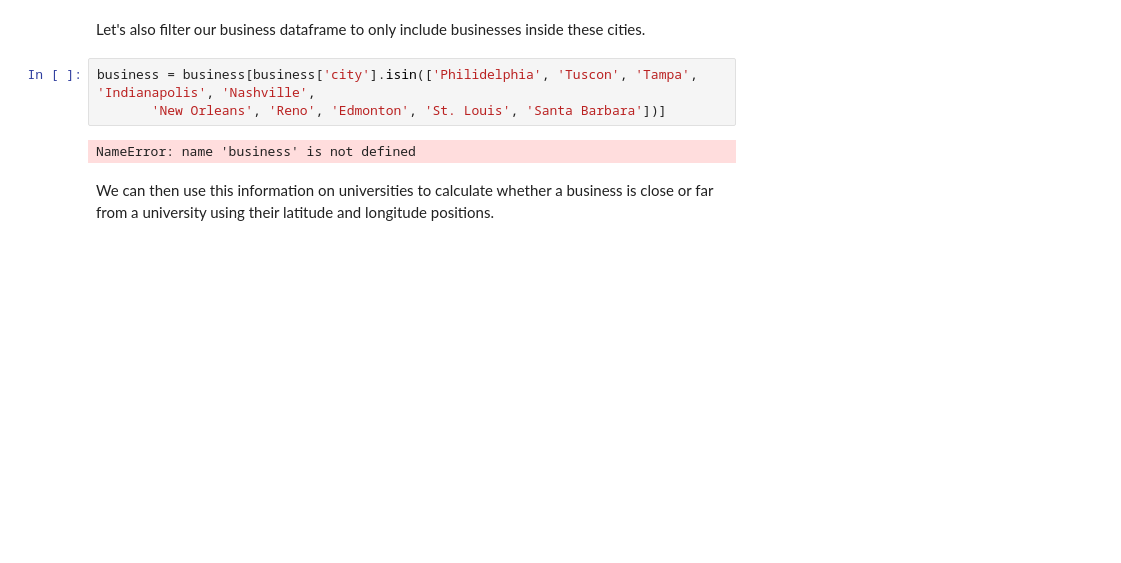
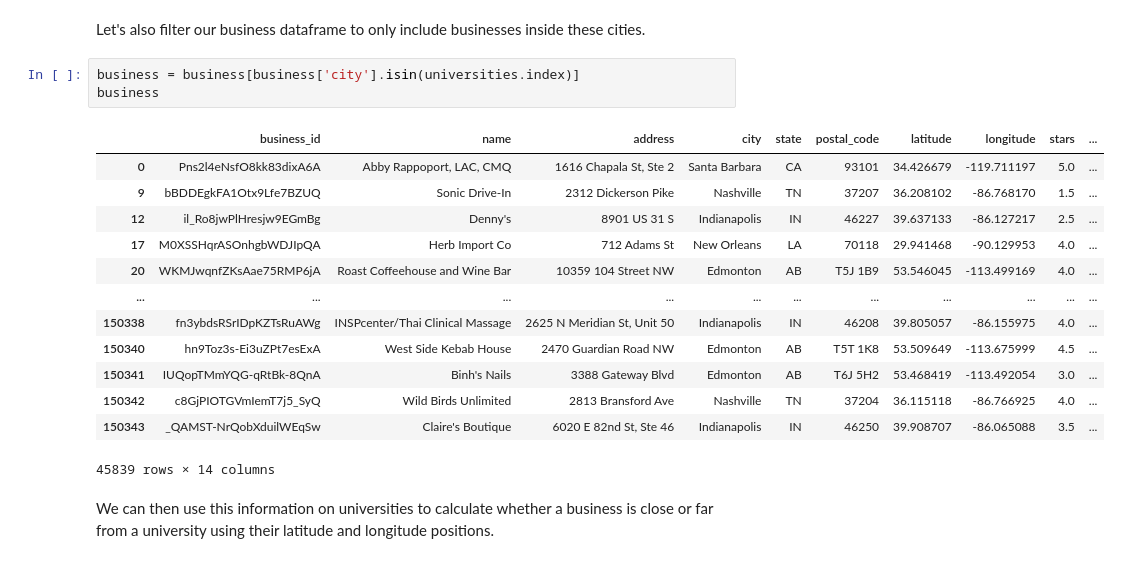
Before and after one commit to rabihzsiddiqui/Restaurant_Rating_Analysis, a Jupyter notebook: EDACheckpoint_Group025_WI24.ipynb, the cells around one changed output. Saved outputs shown, nothing was run; the diff lists cells and outputs as text; blank space fills up the shorter version.

```diff
--- a/EDACheckpoint_Group025_WI24.ipynb
+++ b/EDACheckpoint_Group025_WI24.ipynb
@@ -94,10 +121,22 @@ universities
 # %% [markdown]
 Let's also filter our business dataframe to only include businesses inside these cities.
-# %%
-business = business[business['city'].isin(['Philidelphia', 'Tuscon', 'Tampa', 'Indianapolis', 'Nashville',
-       'New Orleans', 'Reno', 'Edmonton', 'St. Louis', 'Santa Barbara'])]
-# %% [output]
-NameError: name 'business' is not defined
+# %%
+business = business[business['city'].isin(universities.index)]
+business
+# %% [output]
+|  | business_id | name | address | city | state | postal_code | latitude | longitude | stars | ... |
+| 0 | Pns2l4eNsfO8kk83dixA6A | Abby Rappoport, LAC, CMQ | 1616 Chapala St, Ste 2 | Santa Barbara | CA | 93101 | 34.426679 | -119.711197 | 5.0 | ... |
+| 9 | bBDDEgkFA1Otx9Lfe7BZUQ | Sonic Drive-In | 2312 Dickerson Pike | Nashville | TN | 37207 | 36.208102 | -86.768170 | 1.5 | ... |
+| 12 | il_Ro8jwPlHresjw9EGmBg | Denny's | 8901 US 31 S | Indianapolis | IN | 46227 | 39.637133 | -86.127217 | 2.5 | ... |
+| 17 | M0XSSHqrASOnhgbWDJIpQA | Herb Import Co | 712 Adams St | New Orleans | LA | 70118 | 29.941468 | -90.129953 | 4.0 | ... |
+| 20 | WKMJwqnfZKsAae75RMP6jA | Roast Coffeehouse and Wine Bar | 10359 104 Street NW | Edmonton | AB | T5J 1B9 | 53.546045 | -113.499169 | 4.0 | ... |
+| ... | ... | ... | ... | ... | ... | ... | ... | ... | ... | ... |
+| 150338 | fn3ybdsRSrIDpKZTsRuAWg | INSPcenter/Thai Clinical Massage | 2625 N Meridian St, Unit 50 | Indianapolis | IN | 46208 | 39.805057 | -86.155975 | 4.0 | ... |
+| 150340 | hn9Toz3s-Ei3uZPt7esExA | West Side Kebab House | 2470 Guardian Road NW | Edmonton | AB | T5T 1K8 | 53.509649 | -113.675999 | 4.5 | ... |
+| 150341 | IUQopTMmYQG-qRtBk-8QnA | Binh's Nails | 3388 Gateway Blvd | Edmonton | AB | T6J 5H2 | 53.468419 | -113.492054 | 3.0 | ... |
+| 150342 | c8GjPIOTGVmIemT7j5_SyQ | Wild Birds Unlimited | 2813 Bransford Ave | Nashville | TN | 37204 | 36.115118 | -86.766925 | 4.0 | ... |
+| 150343 | _QAMST-NrQobXduilWEqSw | Claire's Boutique | 6020 E 82nd St, Ste 46 | Indianapolis | IN | 46250 | 39.908707 | -86.065088 | 3.5 | ... |
+45839 rows × 14 columns
 # %% [markdown]
 We can then use this information on universities to calculate whether a business is close or far from a university using their latitude and longitude positions.
 # %%
```
Also changed, not shown: parts of 22 cells of this notebook.
